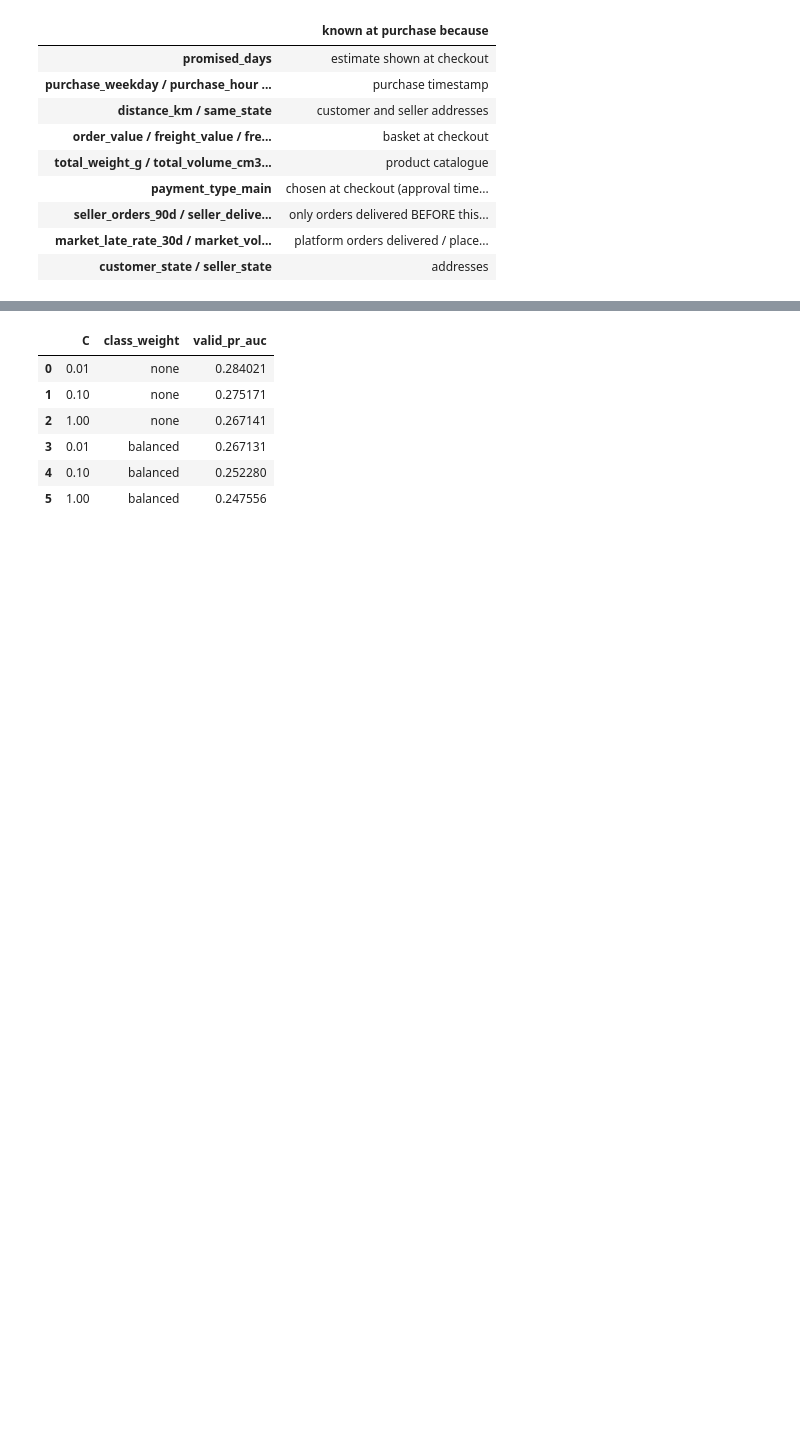
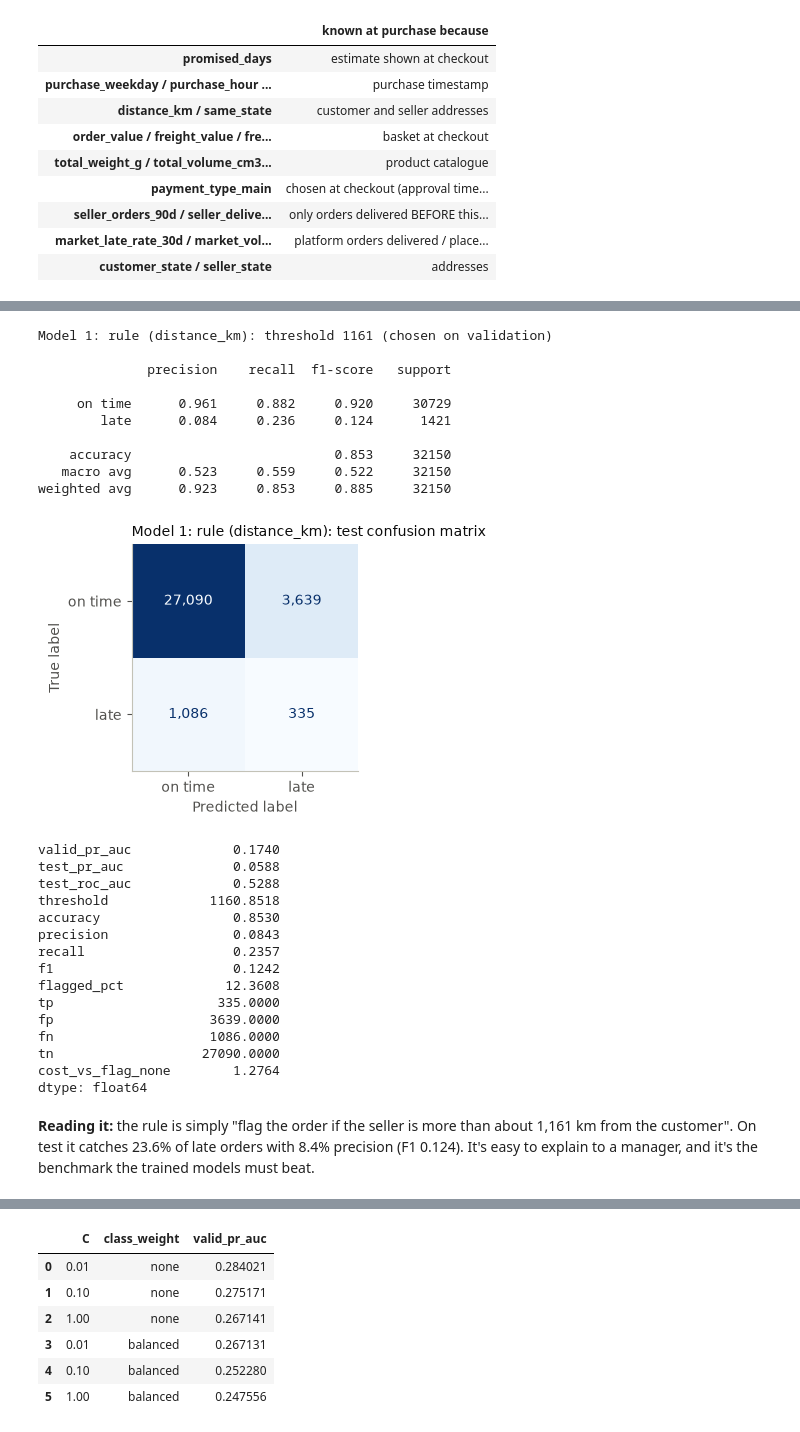
Before and after one commit to MasoodManzoorAhmed/ecommerce-customer-experience-analytics-with-GenAI, a Jupyter notebook: notebooks/02_late_delivery_model.ipynb, the cells around one changed output, grey strips where cells are left out. Saved outputs shown, nothing was run; the diff lists cells and outputs as text; code cells hidden in the pictures; blank space fills up the shorter version.

```diff
--- a/notebooks/02_late_delivery_model.ipynb
+++ b/notebooks/02_late_delivery_model.ipynb
@@ -154,0 +273,33 @@ forbidden (never used): ['approval_hours', 'approved_ts', 'delay_days', 'deliver
+# %%
+p_va_rule, p_te_rule = rule_score(x_va, best_rule), rule_score(x_te, best_rule)
+th_rule = choose_threshold(y_va, p_va_rule, COST_FN, COST_FP)["threshold"]
+evaluate_model(f"Model 1: rule ({best_rule['feature']})", p_va_rule, p_te_rule, th_rule)
+# %% [output]
+Model 1: rule (distance_km): threshold 1161 (chosen on validation)
+
+              precision    recall  f1-score   support
+
+     on time      0.961     0.882     0.920     30729
+        late      0.084     0.236     0.124      1421
+
+    accuracy                          0.853     32150
+   macro avg      0.523     0.559     0.522     32150
+weighted avg      0.923     0.853     0.885     32150
+[figure, added]
+valid_pr_auc             0.1740
+test_pr_auc              0.0588
+test_roc_auc             0.5288
+threshold             1160.8518
+accuracy                 0.8530
+precision                0.0843
+recall                   0.2357
+f1                       0.1242
+flagged_pct             12.3608
+tp                     335.0000
+fp                    3639.0000
+fn                    1086.0000
+tn                   27090.0000
+cost_vs_flag_none        1.2764
+dtype: float64
+# %% [markdown]
+**Reading it:** the rule is simply "flag the order if the seller is more than about 1,161 km from the customer". On test it catches 23.6% of late orders with 8.4% precision (F1 0.124). It's easy to explain to a manager, and it's the benchmark the trained models must beat.
```
Also changed, not shown: parts of 53 cells of this notebook, 9 other files.
